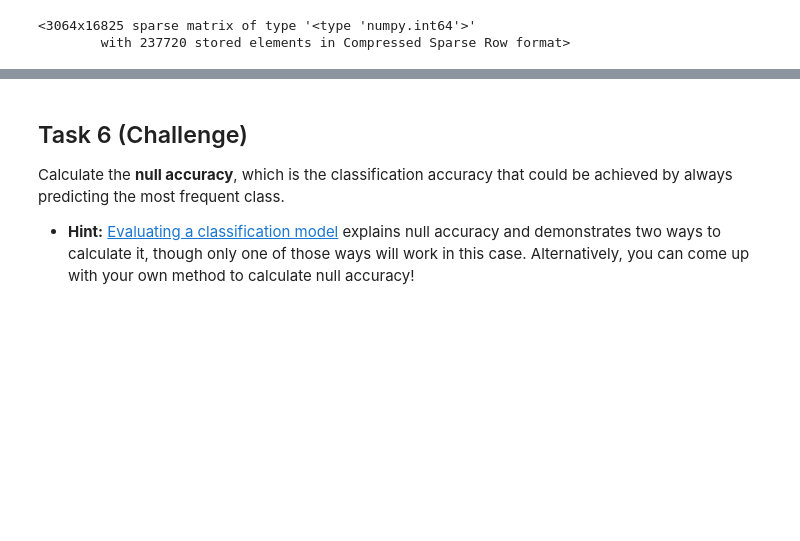
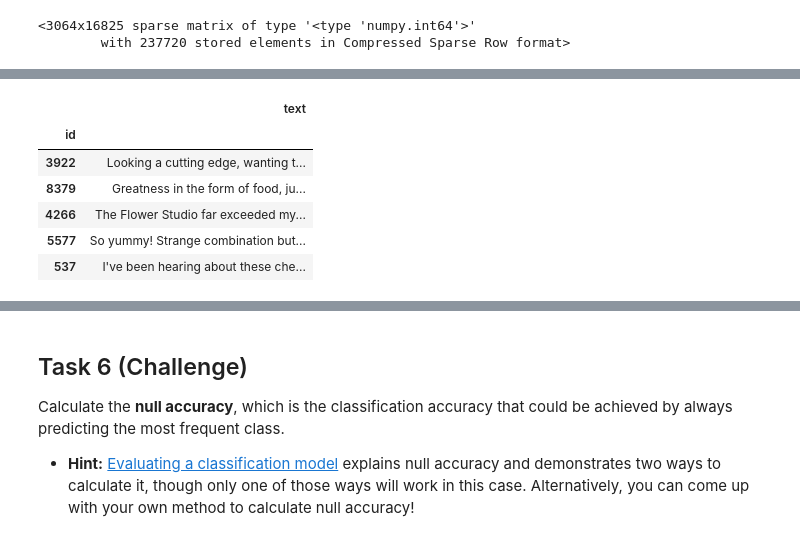
Before and after one commit to arunprasadlv/MLText, a Jupyter notebook: notebooks/01_yelp_homework.ipynb, the cells around one changed output, grey strips where cells are left out. Drawn from its saved outputs; the diff is of its cells as text; code cells hidden in the pictures; blank space fills up the shorter version.

```diff
--- a/notebooks/01_yelp_homework.ipynb
+++ b/notebooks/01_yelp_homework.ipynb
@@ -101,5 +127,5 @@ X_train_dtm
 # %%
-vect.fit(X_test)
+#vect.fit(X_test)
 X_test_dtm = vect.transform(X_test)
 X_test_dtm
 # %% [output]
@@ -158,0 +172,5 @@ ValueError: dimension mismatch
+# %%
+review = pd.DataFrame(X_test,columns=['text'])
+review.index.name='id'
+stars = pd.DataFrame(y_test,columns=['stars'])
+stars.index.name='id'
@@ -158,0 +199,11 @@ ValueError: dimension mismatch
+# %%
+#review.index.name='id'
+review.head()
+# %% [output]
+|  | text |
+| id |  |
+| 3922 | Looking a cutting edge, wanting t... |
+| 8379 | Greatness in the form of food, ju... |
+| 4266 | The Flower Studio far exceeded my... |
+| 5577 | So yummy! Strange combination but... |
+| 537 | I've been hearing about these che... |
```
Also changed, not shown: parts of 19 cells of this notebook, 4 other files.
